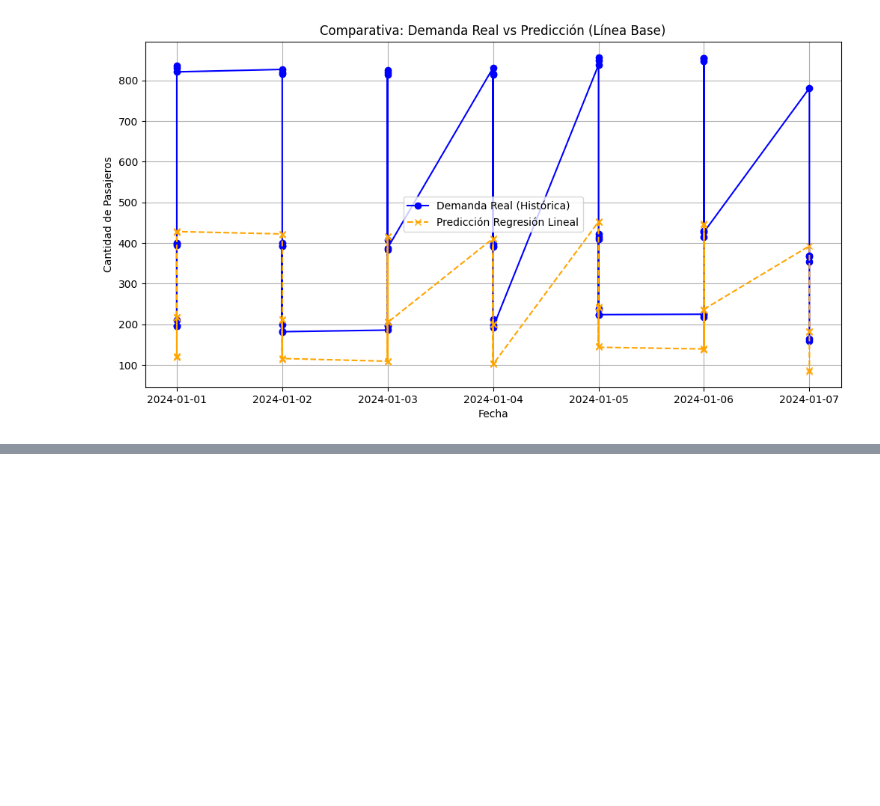
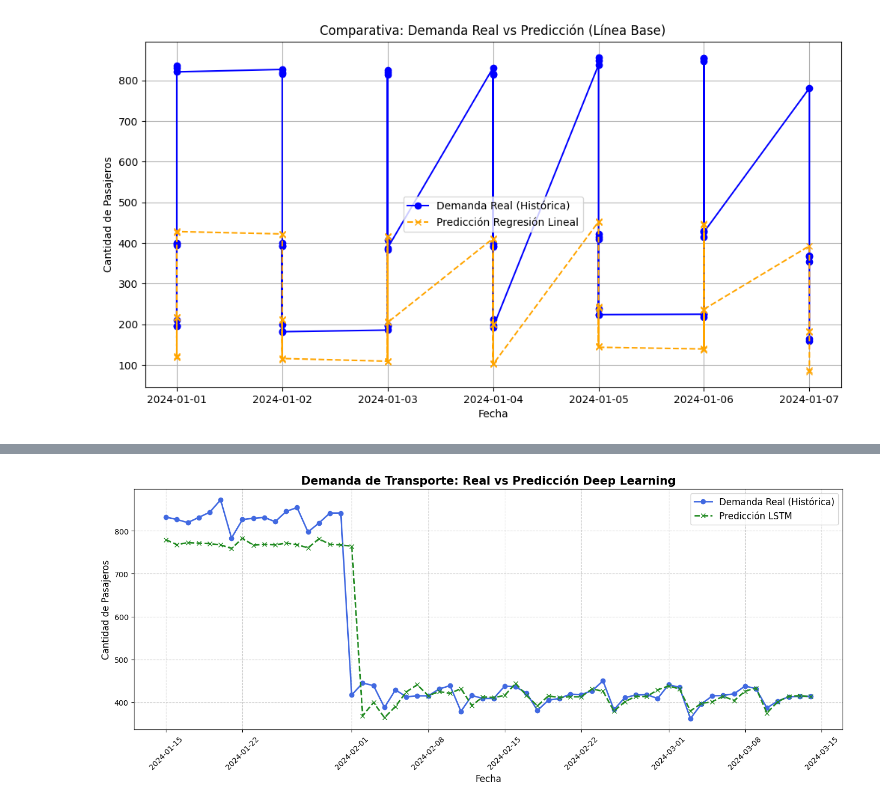
Before and after one commit to JhanuarC/RNA-Trabajo-3, a Jupyter notebook: creacion_dataset_y_regresión.ipynb, the cells around one changed output, grey strips where cells are left out. Cells and saved outputs as stored; diff of their text form; code cells hidden in the pictures; blank space fills up the shorter version.

```diff
--- a/creacion_dataset_y_regresión.ipynb
+++ b/creacion_dataset_y_regresión.ipynb
@@ -158,0 +345,27 @@ plt.show()
+# %%
+# Seleccionamos un segmento representativo de los datos de prueba (ej. 60 registros)
+rango_visual = 60
+
+plt.figure(figsize=(14, 6))
+
+plt.plot(fechas_test[:rango_visual], y_test_real[:rango_visual],
+         label='Demanda Real (Histórica)', color='royalblue', marker='o', linewidth=2)
+
+plt.plot(fechas_test[:rango_visual], y_pred_real[:rango_visual],
+         label='Predicción LSTM', color='forestgreen', linestyle='--', marker='x', linewidth=2)
+
+plt.title('Demanda de Transporte: Real vs Predicción Deep Learning', fontsize=15, fontweight='bold')
+plt.xlabel('Fecha', fontsize=12)
+plt.ylabel('Cantidad de Pasajeros', fontsize=12)
+plt.legend(fontsize=12)
+plt.grid(True, linestyle='--', alpha=0.6)
+
+# Mejorar la visualización de las fechas en el eje X
+plt.xticks(rotation=45)
+plt.tight_layout() # Ajusta los márgenes automáticamente
+
+# Guardar imagen en alta calidad
+plt.savefig('prediccion_vs_real_lstm.png', dpi=300)
+plt.show()
+# %% [output]
+[figure, added]
```
Also changed, not shown: parts of 5 cells of this notebook.
